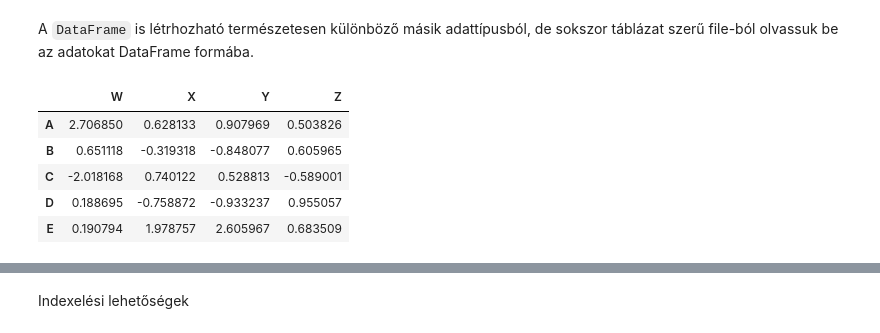
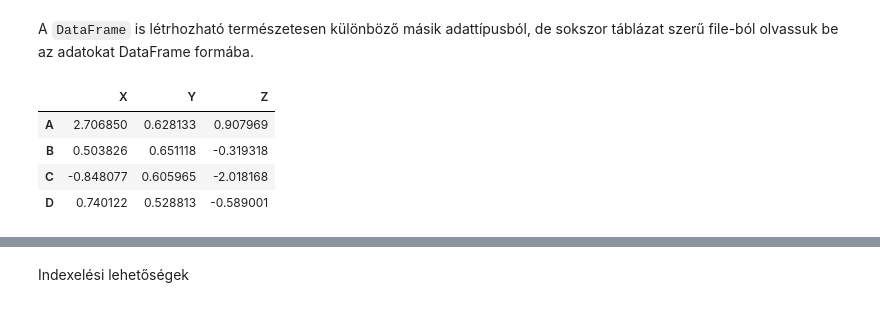
Before and after one commit to mizsakpeti/python-plotting-eCon, a Jupyter notebook: jupyter-notebooks/02_Used_data_types/02_Data_types_for_plotting.ipynb, the cells around one changed output, grey strips where cells are left out. Saved outputs shown, nothing was run; the diff lists cells and outputs as text; code cells hidden in the pictures.

```diff
--- a/jupyter-notebooks/02_Used_data_types/02_Data_types_for_plotting.ipynb
+++ b/jupyter-notebooks/02_Used_data_types/02_Data_types_for_plotting.ipynb
@@ -287,13 +322,11 @@ print(stringIndexedSeries['a'])
 A `DataFrame` is létrhozható természetesen különböző másik adattípusból, de sokszor táblázat szerű file-ból olvassuk be az adatokat DataFrame formába.
 # %%
 np.random.seed(101)
-df = pd.DataFrame(np.random.randn(5,4),
-                  index='A B C D E'.split(),columns='W X Y Z'.split())
+df = pd.DataFrame(np.random.randn(4,3), index='A B C D'.split(),columns='X Y Z'.split())
 df
 # %% [output]
-|  | W | X | Y | Z |
-| A | 2.706850 | 0.628133 | 0.907969 | 0.503826 |
-| B | 0.651118 | -0.319318 | -0.848077 | 0.605965 |
-| C | -2.018168 | 0.740122 | 0.528813 | -0.589001 |
-| D | 0.188695 | -0.758872 | -0.933237 | 0.955057 |
-| E | 0.190794 | 1.978757 | 2.605967 | 0.683509 |
+|  | X | Y | Z |
+| A | 2.706850 | 0.628133 | 0.907969 |
+| B | 0.503826 | 0.651118 | -0.319318 |
+| C | -0.848077 | 0.605965 | -2.018168 |
+| D | 0.740122 | 0.528813 | -0.589001 |
```
Also changed, not shown: parts of 31 cells of this notebook, 1 other file.
